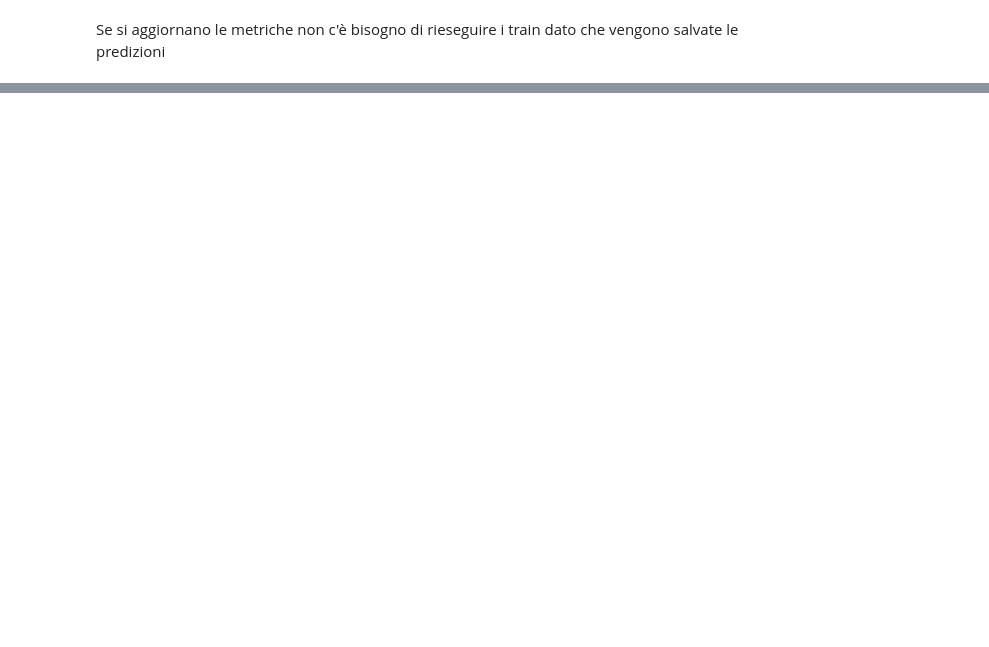
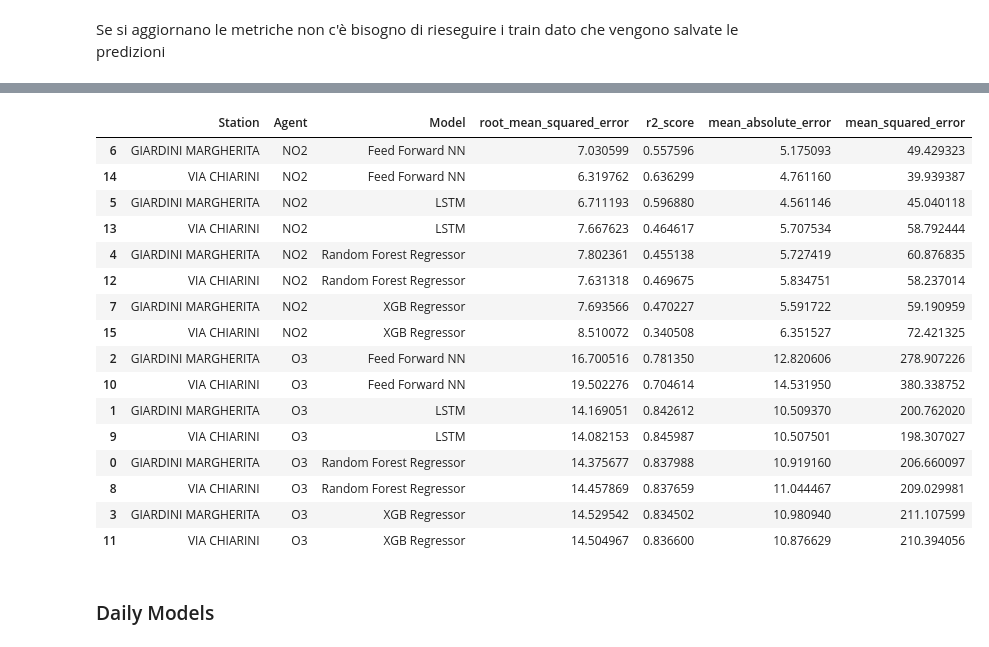
Before and after one commit to davidesonno/AII-project, a Jupyter notebook: 5-model-selection.ipynb, the cells around one changed output, grey strips where cells are left out. Saved outputs shown, nothing was run; the diff lists cells and outputs as text; code cells hidden in the pictures; blank space fills up the shorter version.

```diff
--- a/5-model-selection.ipynb
+++ b/5-model-selection.ipynb
@@ -574,0 +524,28 @@ hour_extracted_data.sort_values(by=['Agent','Model','Station'])
+# %%
+from sklearn.metrics import mean_squared_error
+
+metrics.append(mean_squared_error)
+# %%
+new_hour_results = update_metrics(hour_results, test_sets, metrics)
+new_hour_extracted_data = extract_data(new_hour_results)
+new_hour_extracted_data.sort_values(by=['Agent','Model','Station'])
+# %% [output]
+|  | Station | Agent | Model | root_mean_squared_error | r2_score | mean_absolute_error | mean_squared_error |
+| 6 | GIARDINI MARGHERITA | NO2 | Feed Forward NN | 7.030599 | 0.557596 | 5.175093 | 49.429323 |
+| 14 | VIA CHIARINI | NO2 | Feed Forward NN | 6.319762 | 0.636299 | 4.761160 | 39.939387 |
+| 5 | GIARDINI MARGHERITA | NO2 | LSTM | 6.711193 | 0.596880 | 4.561146 | 45.040118 |
+| 13 | VIA CHIARINI | NO2 | LSTM | 7.667623 | 0.464617 | 5.707534 | 58.792444 |
+| 4 | GIARDINI MARGHERITA | NO2 | Random Forest Regressor | 7.802361 | 0.455138 | 5.727419 | 60.876835 |
+| 12 | VIA CHIARINI | NO2 | Random Forest Regressor | 7.631318 | 0.469675 | 5.834751 | 58.237014 |
+| 7 | GIARDINI MARGHERITA | NO2 | XGB Regressor | 7.693566 | 0.470227 | 5.591722 | 59.190959 |
+| 15 | VIA CHIARINI | NO2 | XGB Regressor | 8.510072 | 0.340508 | 6.351527 | 72.421325 |
+| 2 | GIARDINI MARGHERITA | O3 | Feed Forward NN | 16.700516 | 0.781350 | 12.820606 | 278.907226 |
+| 10 | VIA CHIARINI | O3 | Feed Forward NN | 19.502276 | 0.704614 | 14.531950 | 380.338752 |
+| 1 | GIARDINI MARGHERITA | O3 | LSTM | 14.169051 | 0.842612 | 10.509370 | 200.762020 |
+| 9 | VIA CHIARINI | O3 | LSTM | 14.082153 | 0.845987 | 10.507501 | 198.307027 |
+| 0 | GIARDINI MARGHERITA | O3 | Random Forest Regressor | 14.375677 | 0.837988 | 10.919160 | 206.660097 |
+| 8 | VIA CHIARINI | O3 | Random Forest Regressor | 14.457869 | 0.837659 | 11.044467 | 209.029981 |
+| 3 | GIARDINI MARGHERITA | O3 | XGB Regressor | 14.529542 | 0.834502 | 10.980940 | 211.107599 |
+| 11 | VIA CHIARINI | O3 | XGB Regressor | 14.504967 | 0.836600 | 10.876629 | 210.394056 |
+# %% [markdown]
+### Daily Models
```
Also changed, not shown: parts of 10 cells of this notebook, 3 other files.
